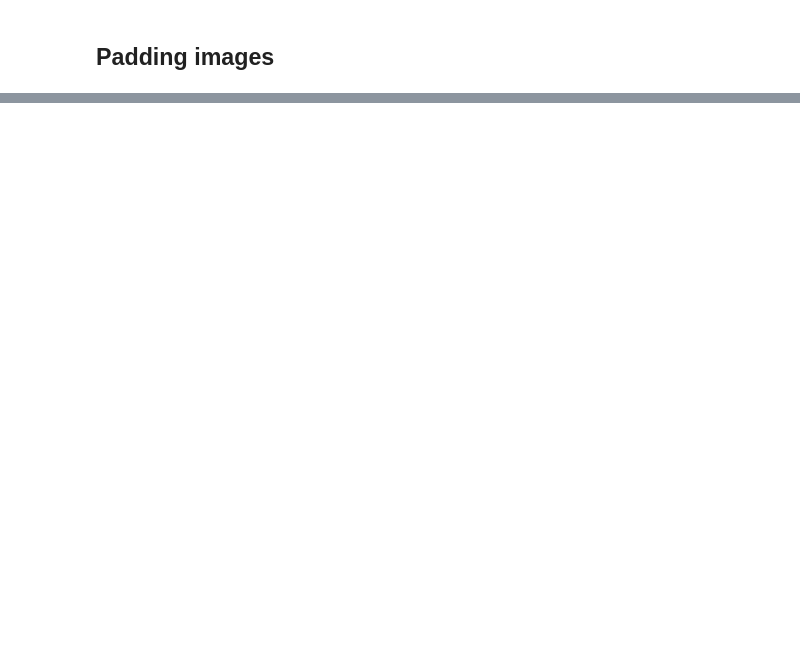
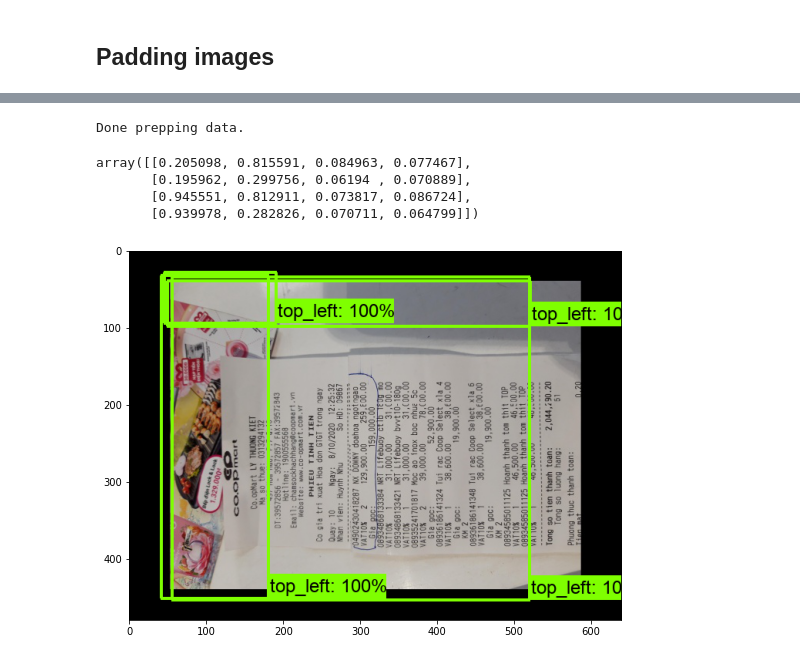
Before and after one commit to vantuan5644/ReceiptOCR, a Jupyter notebook: notebooks/CORD EDA.ipynb, the cells around one changed output, grey strips where cells are left out. Drawn from its saved outputs; the diff is of its cells as text; code cells hidden in the pictures; blank space fills up the shorter version.

```diff
--- a/notebooks/CORD EDA.ipynb
+++ b/notebooks/CORD EDA.ipynb
@@ -65,0 +96,2 @@ for img in os.listdir(dataset_dir):
+# %%
+train_image_dir = '../datasets/COOP/fine_tuning'
@@ -65,0 +235,31 @@ for img in os.listdir(dataset_dir):
+# %%
+
+# By convention, our non-background classes start counting at 1.  Given
+# that we will be predicting just one class, we will therefore assign it a
+# `class id` of 1.
+num_classes = 4
+
+category_index = {1: {'id': 1, 'name': 'top_left'}, 2: {'id': 2, 'name': 'top_right'},
+                  3: {'id': 3, 'name': 'bottom_left'}, 4: {'id': 4, 'name': 'bottom_right'}}
+
+# Convert class labels to one-hot; convert everything to tensors.
+# The `label_id_offset` here shifts all classes by a certain number of indices;
+# we do this here so that the model receives one-hot labels where non-background
+# classes start counting at the zeroth index.  This is ordinarily just handled
+# automatically in our training binaries, but we need to reproduce it here.
+label_id_offset = 1
+train_image_tensors = []
+gt_classes_one_hot_tensors = []
+gt_box_tensors = []
+for (train_image_np, gt_box_np) in zip(
+    train_images_np, gt_boxes):
+  train_image_tensors.append(tf.expand_dims(tf.convert_to_tensor(
+      train_image_np, dtype=tf.float32), axis=0))
+  gt_box_tensors.append(tf.convert_to_tensor(gt_box_np, dtype=tf.float32))
+  zero_indexed_groundtruth_classes = tf.convert_to_tensor(
+      np.ones(shape=[gt_box_np.shape[0]], dtype=np.int32) - label_id_offset)
+  gt_classes_one_hot_tensors.append(tf.one_hot(
+      zero_indexed_groundtruth_classes, num_classes))
+print('Done prepping data.')
+# %% [output]
+Done prepping data.
@@ -65,0 +268,21 @@ for img in os.listdir(dataset_dir):
+# %%
+gt_boxes[0]
+# %% [output]
+array([[0.205098, 0.815591, 0.084963, 0.077467],
+       [0.195962, 0.299756, 0.06194 , 0.070889],
+       [0.945551, 0.812911, 0.073817, 0.086724],
+       [0.939978, 0.282826, 0.070711, 0.064799]])
+# %%
+dummy_scores = np.array([1.0, 1.0, 1.0, 1.0], dtype=np.float32)  # give boxes a score of 100%
+
+plt.figure(figsize=(30, 15))
+for idx in range(1):
+    plt.subplot(2, 3, idx+1)
+    plot_detections(
+      train_images_np[idx],
+      gt_boxes[idx],
+      np.ones(shape=[gt_boxes[idx].shape[0]], dtype=np.int32),
+      dummy_scores, category_index)
+plt.show()
+# %% [output]
+[figure, added]
```
Also changed, not shown: parts of 11 cells of this notebook, 16 other files.
